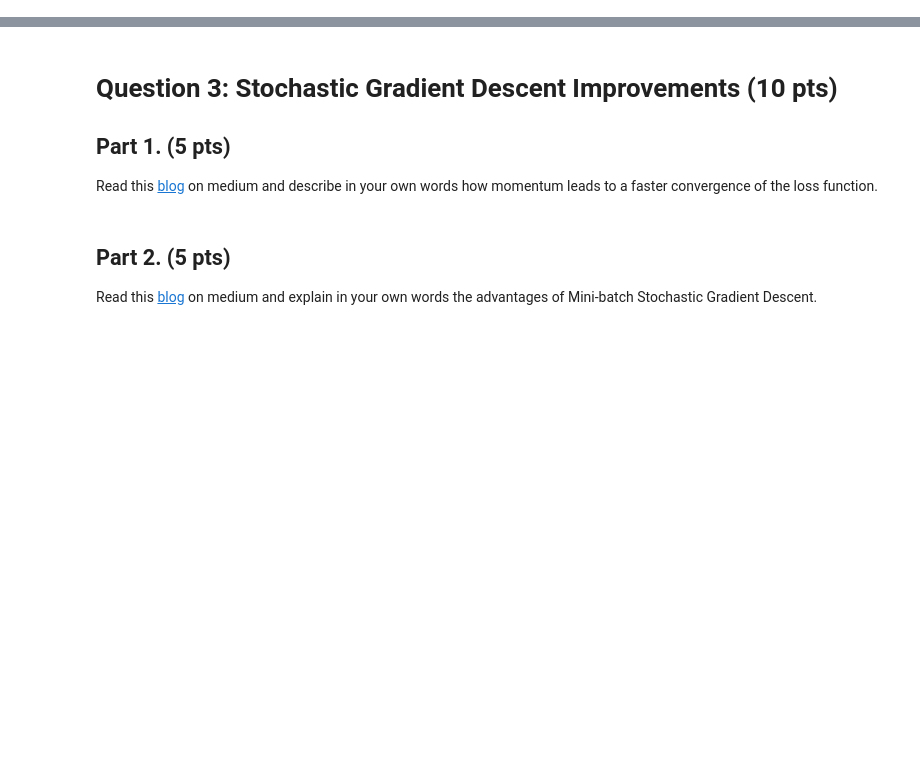
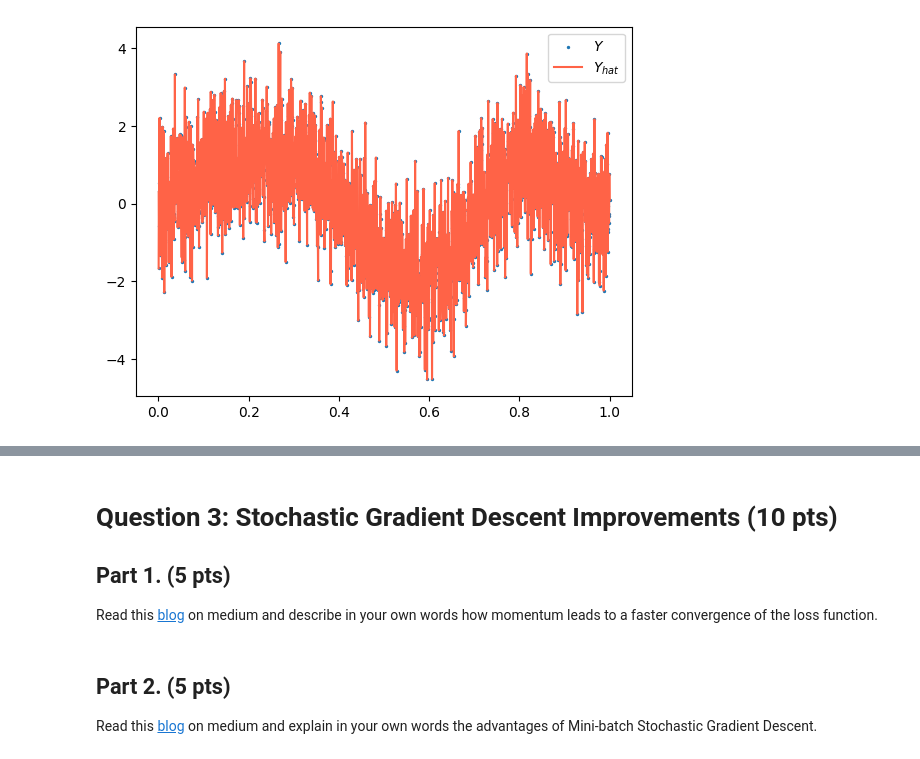
Before and after one commit to psinha25/ece381-aml, a Jupyter notebook: hw2/HW-2-2.ipynb, the cells around one changed output, grey strips where cells are left out. Saved outputs shown, nothing was run; the diff lists cells and outputs as text; code cells hidden in the pictures; blank space fills up the shorter version.

```diff
--- a/hw2/HW-2-2.ipynb
+++ b/hw2/HW-2-2.ipynb
@@ -44,0 +99,7 @@ e) (5 points) Repeat (d) but now consider Y_noisy as the target variable.
+# %%
+yhat = estimator(datasets[0]['X'], datasets[0]['Y'], 2000)
+plt.scatter(datasets[0]['X'], datasets[0]['Y'], label='$Y$', s=2);
+plt.plot(datasets[0]['X'], yhat, label='$Y_{hat}$', color='tomato');
+plt.legend();
+# %% [output]
+[figure, added]
```
Also changed, not shown: parts of 16 cells of this notebook.
